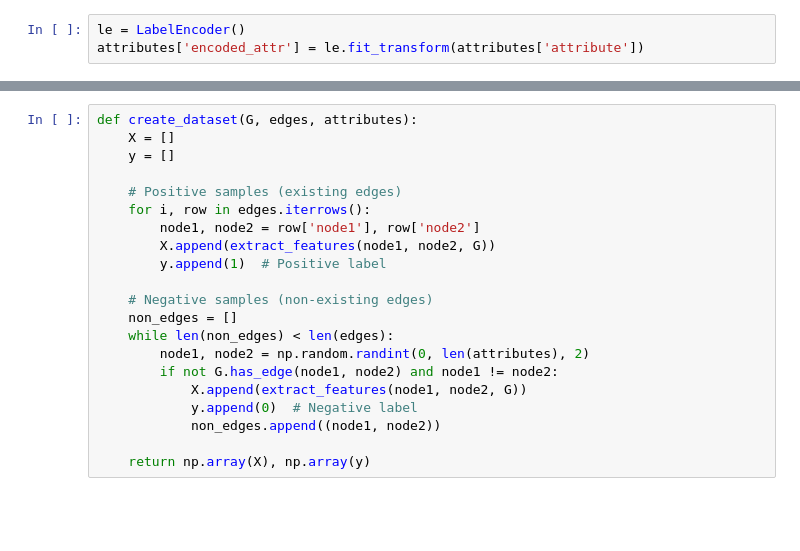
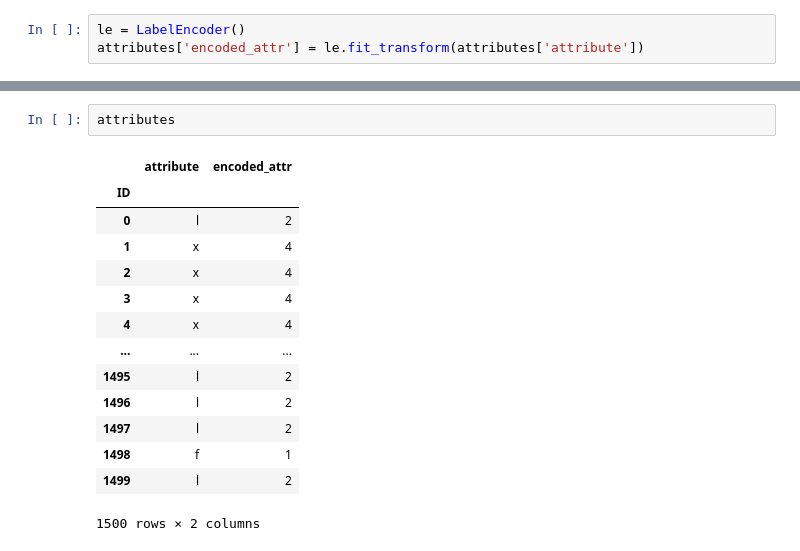
Before and after one commit to aahepburn/link-prediction, a Jupyter notebook: feature-eng-modelling.ipynb, the cells around one changed output, grey strips where cells are left out. Saved outputs shown, nothing was run; the diff lists cells and outputs as text; blank space fills up the shorter version.

```diff
--- a/feature-eng-modelling.ipynb
+++ b/feature-eng-modelling.ipynb
@@ -51,22 +33,18 @@ def extract_features(node1, node2, G):
 # %%
-def create_dataset(G, edges, attributes):
-    X = []
-    y = []
-
-    # Positive samples (existing edges)
-    for i, row in edges.iterrows():
-        node1, node2 = row['node1'], row['node2']
-        X.append(extract_features(node1, node2, G))
-        y.append(1)  # Positive label
-
-    # Negative samples (non-existing edges)
-    non_edges = []
-    while len(non_edges) < len(edges):
-        node1, node2 = np.random.randint(0, len(attributes), 2)
-        if not G.has_edge(node1, node2) and node1 != node2:
-            X.append(extract_features(node1, node2, G))
-            y.append(0)  # Negative label
-            non_edges.append((node1, node2))
-
-    return np.array(X), np.array(y)
+attributes
+# %% [output]
+|  | attribute | encoded_attr |
+| ID |  |  |
+| 0 | l | 2 |
+| 1 | x | 4 |
+| 2 | x | 4 |
+| 3 | x | 4 |
+| 4 | x | 4 |
+| ... | ... | ... |
+| 1495 | l | 2 |
+| 1496 | l | 2 |
+| 1497 | l | 2 |
+| 1498 | f | 1 |
+| 1499 | l | 2 |
+1500 rows × 2 columns
 # %%
```
Also changed, not shown: parts of 17 cells of this notebook.
